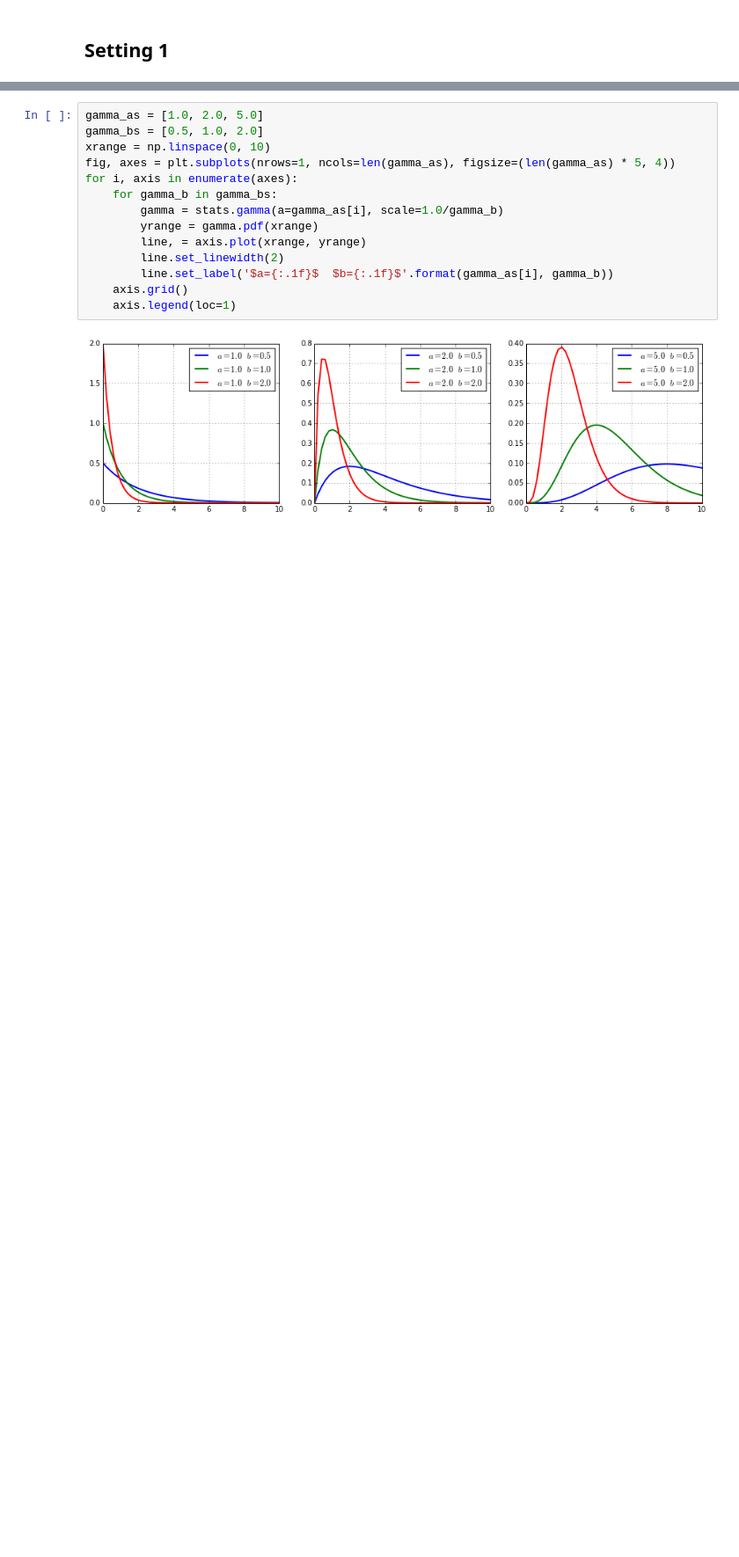
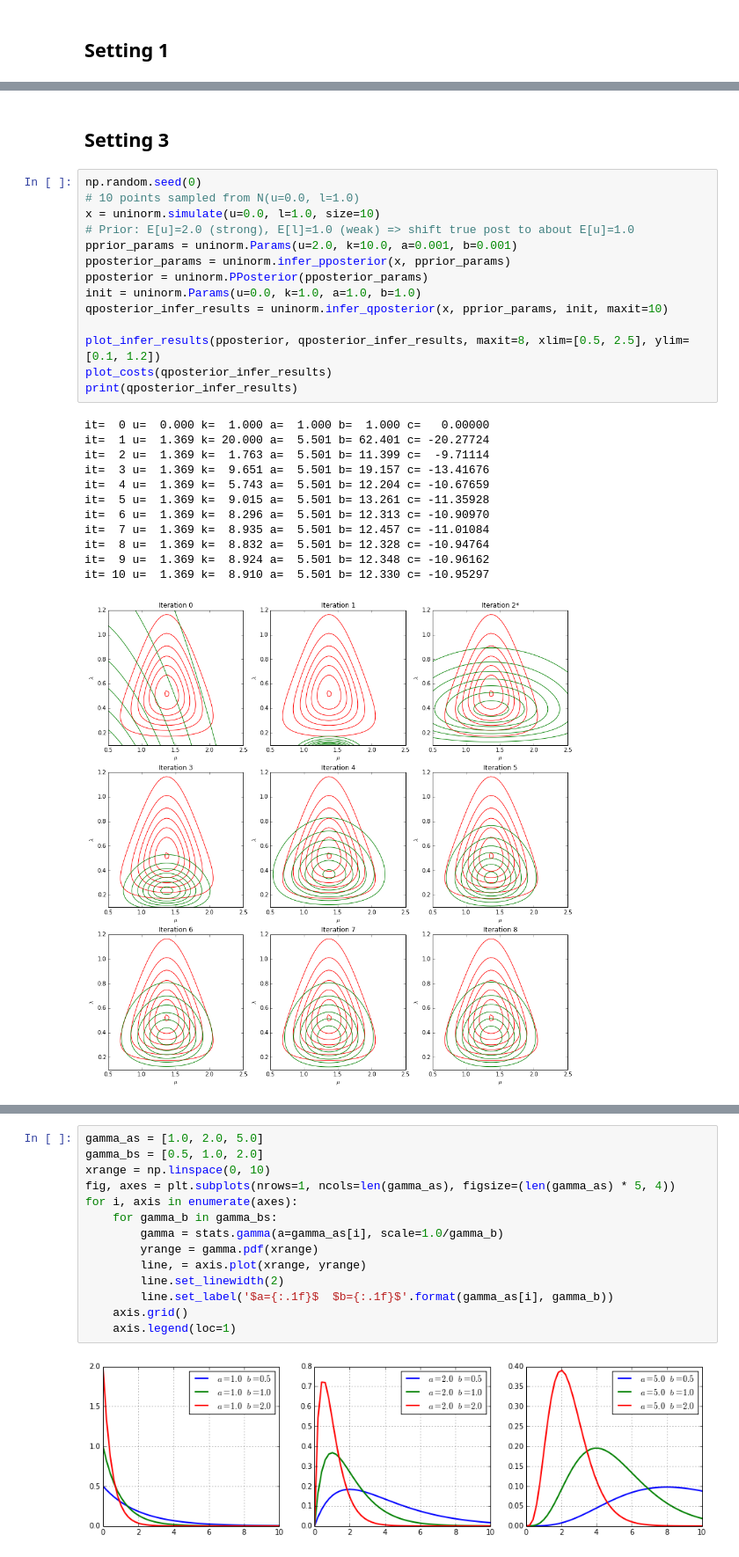
Before and after one commit to cangermueller/varinf, a Jupyter notebook: doc/uninorm.ipynb, the cells around one changed output, grey strips where cells are left out. Shown at 88% size. Saved outputs shown, nothing was run; the diff lists cells and outputs as text; blank space fills up the shorter version.

```diff
--- a/doc/uninorm.ipynb
+++ b/doc/uninorm.ipynb
@@ -167,0 +213,29 @@ it= 10 u=  0.671 k= 12.441 a=  7.500 b=  6.631 c=  -7.91444
+# %% [markdown]
+## Setting 3
+# %%
+np.random.seed(0)
+# 10 points sampled from N(u=0.0, l=1.0)
+x = uninorm.simulate(u=0.0, l=1.0, size=10)
+# Prior: E[u]=2.0 (strong), E[l]=1.0 (weak) => shift true post to about E[u]=1.0
+pprior_params = uninorm.Params(u=2.0, k=10.0, a=0.001, b=0.001)
+pposterior_params = uninorm.infer_pposterior(x, pprior_params)
+pposterior = uninorm.PPosterior(pposterior_params)
+init = uninorm.Params(u=0.0, k=1.0, a=1.0, b=1.0)
+qposterior_infer_results = uninorm.infer_qposterior(x, pprior_params, init, maxit=10)
+
+plot_infer_results(pposterior, qposterior_infer_results, maxit=8, xlim=[0.5, 2.5], ylim=[0.1, 1.2])
+plot_costs(qposterior_infer_results)
+print(qposterior_infer_results)
+# %% [output]
+it=  0 u=  0.000 k=  1.000 a=  1.000 b=  1.000 c=   0.00000
+it=  1 u=  1.369 k= 20.000 a=  5.501 b= 62.401 c= -20.27724
+it=  2 u=  1.369 k=  1.763 a=  5.501 b= 11.399 c=  -9.71114
+it=  3 u=  1.369 k=  9.651 a=  5.501 b= 19.157 c= -13.41676
+it=  4 u=  1.369 k=  5.743 a=  5.501 b= 12.204 c= -10.67659
+it=  5 u=  1.369 k=  9.015 a=  5.501 b= 13.261 c= -11.35928
+it=  6 u=  1.369 k=  8.296 a=  5.501 b= 12.313 c= -10.90970
+it=  7 u=  1.369 k=  8.935 a=  5.501 b= 12.457 c= -11.01084
+it=  8 u=  1.369 k=  8.832 a=  5.501 b= 12.328 c= -10.94764
+it=  9 u=  1.369 k=  8.924 a=  5.501 b= 12.348 c= -10.96162
+it= 10 u=  1.369 k=  8.910 a=  5.501 b= 12.330 c= -10.95297
+[figure, added]
```
Also changed, not shown: parts of 15 cells of this notebook, 1 other file.
